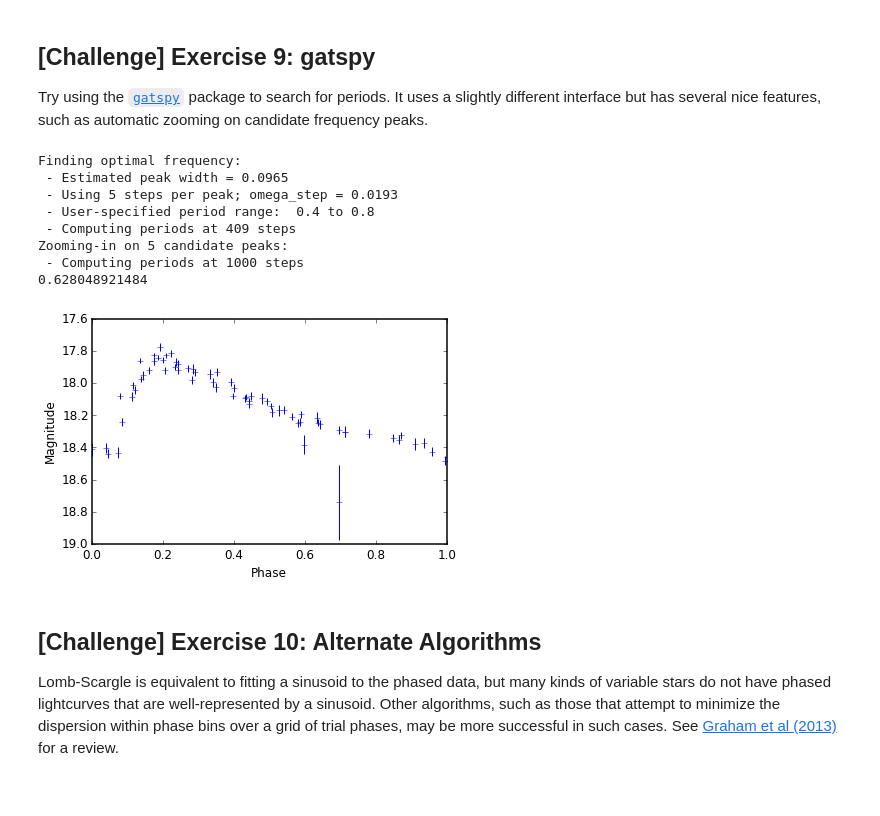
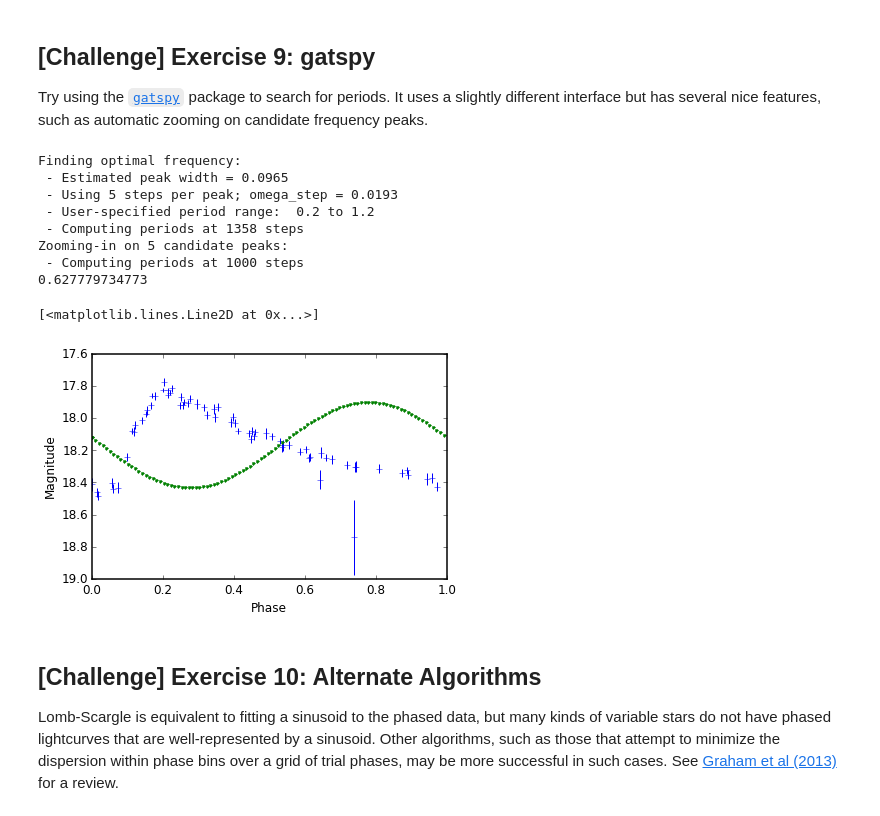
Before and after one commit to ebellm/ztf_summerschool_2015, a Jupyter notebook: notebooks/Period_Finding.ipynb, the cells around one changed output. Cells and saved outputs as stored; diff of their text form; code cells hidden in the pictures.

Commit message:
mask out unused epoch coordinates so LS searches work correctly

```diff
--- a/notebooks/Period_Finding.ipynb
+++ b/notebooks/Period_Finding.ipynb
@@ -256,0 +299,26 @@ This is a big one: can you compute periods for *all* of the sources in our datab
+# %%
+# loop over stars
+variable_inds = []
+best_periods = []
+best_power = []
+chisq_min = 5
+
+with astropy.utils.console.ProgressBar(all_mags.shape[0],ipython_widget=True) as bar:
+    for i in range(all_mags.shape[0]):
+        # make sure there's real data
+        wgood = (all_mags[i,:].mask == False)
+        n_obs = np.sum(wgood)
+        if n_obs < 40:
+            continue
+        # find variable stars using chi-squared.  If the data points are consistent with a line, reduced chisq ~ 1
+        chisq = np.sum((all_mags[i,:]-np.mean(all_mags[i,:]))**2./all_errs[i,:]**2./(n_obs - 1.))
+        if chisq < chisq_min:
+            continue
+        variable_inds.append(i)
+        bjds = barycenter_times(all_mjds[wgood],all_coords[i].ra.degree,all_coords[i].dec.degree)
+        ls = gatspy.periodic.LombScargleFast()
+        ls.optimizer.period_range = (0.2,2.0)
+        ls.fit(bjds,all_mags[i,:][wgood],all_errs[i,:][wgood])
+        best_periods.append(ls.best_period)
+        best_power.append(float(ls.periodogram(ls.best_period)))
+        bar.update()
@@ -260,22 +438,26 @@ This is a big one: can you compute periods for *all* of the sources in our datab
 Try using the [`gatspy`](http://www.astroml.org/gatspy/) package to search for periods.  It uses a slightly different interface but has several nice features, such as automatic zooming on candidate frequency peaks.
 # %%
 import gatspy
-ls = gatspy.periodic.LombScargleFast().fit(bjds,mags,magerrs)
-#ls.optimizer.period_range = (0.2,1.2)
-ls.optimizer.period_range = (0.4,0.8)
+ls = gatspy.periodic.LombScargleFast()
+ls.optimizer.period_range = (0.2,1.2)
+wgood = (mags.mask == False)
+ls.fit(bjds[wgood],mags[wgood],magerrs[wgood])
 gatspy_period = ls.best_period
 print gatspy_period
-plot_phased_lc(bjds, mags, magerrs, gatspy_period)
+plot_phased_lc(bjds[wgood], mags[wgood], magerrs[wgood], gatspy_period)
+p = np.linspace(0,gatspy_period,100)
+plt.plot((p/gatspy_period) % 1,ls.predict(p,period=gatspy_period),'.')
 # %% [output]
 Finding optimal frequency:
  - Estimated peak width = 0.0965
  - Using 5 steps per peak; omega_step = 0.0193
- - User-specified period range:  0.4 to 0.8
- - Computing periods at 409 steps
+ - User-specified period range:  0.2 to 1.2
+ - Computing periods at 1358 steps
 Zooming-in on 5 candidate peaks:
  - Computing periods at 1000 steps
-0.628048921484
+0.627779734773
+[<matplotlib.lines.Line2D at 0x...>]
-[figure, old version]
+[figure, new version]
 # %% [markdown]
 ## [Challenge] Exercise 10: Alternate Algorithms
 
```
Also changed, not shown: parts of 39 cells of this notebook, 2 other files.
